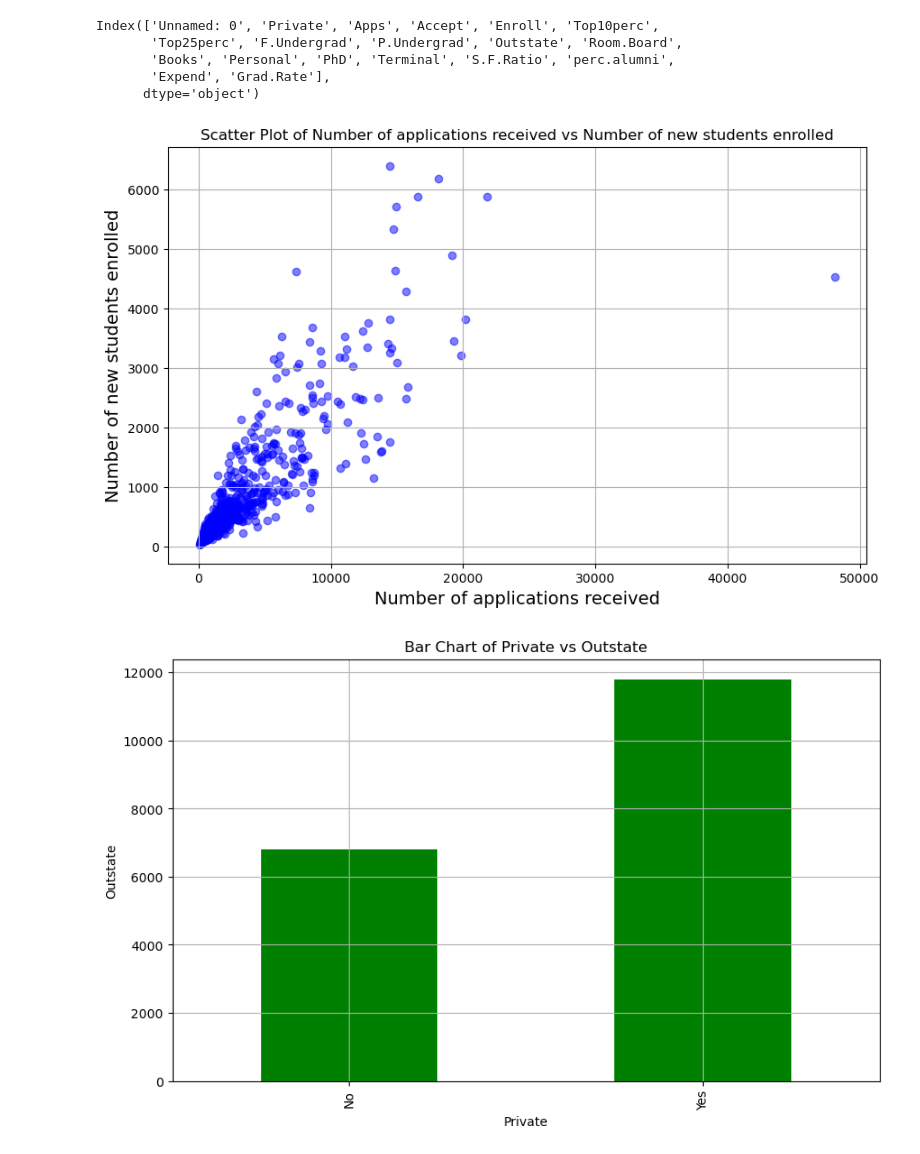
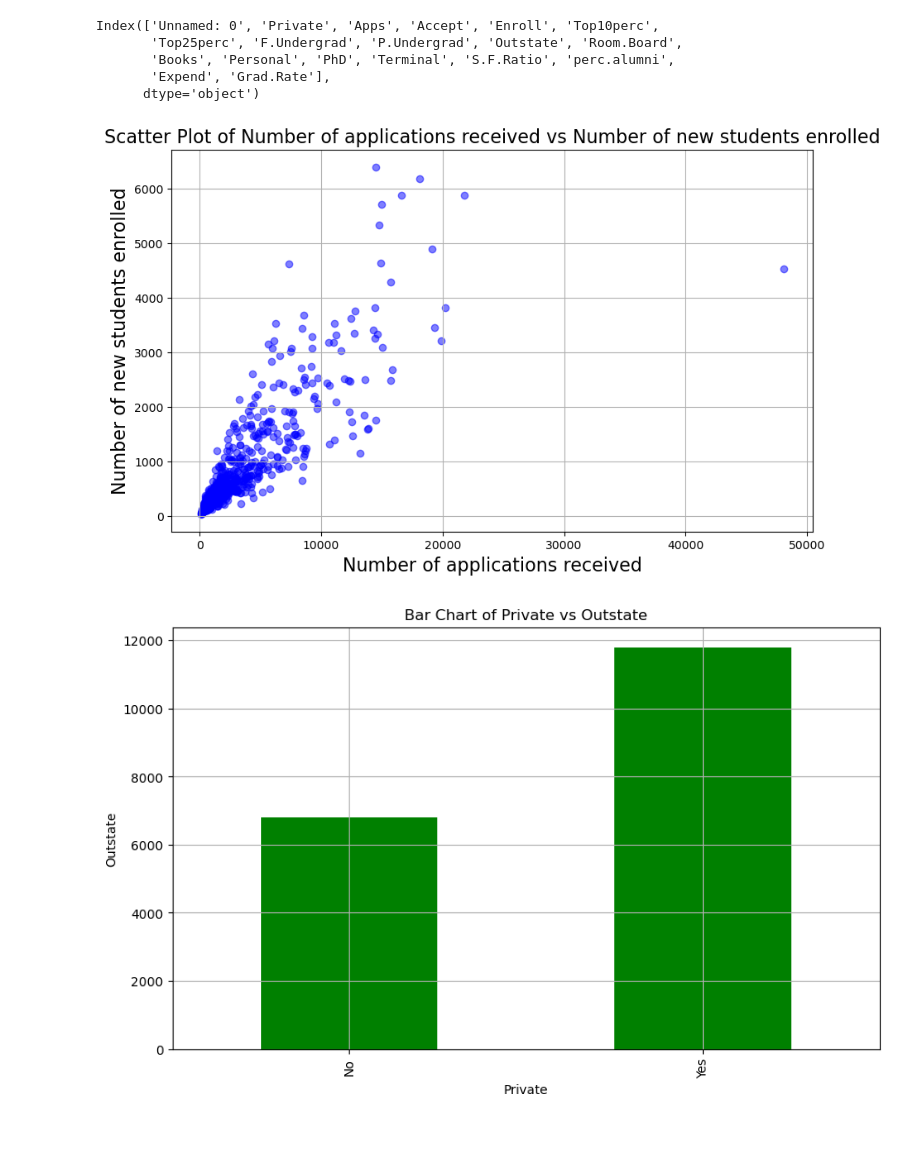
Before and after one commit to sajal329/Data-Clustering-and-Fitting, a Jupyter notebook: clustering.ipynb, the cells around one changed output. Drawn from its saved outputs; the diff is of its cells as text; code cells hidden in the pictures.

```diff
--- a/clustering.ipynb
+++ b/clustering.ipynb
@@ -84,25 +84,25 @@ df_scaled = pd.DataFrame(scaler.fit_transform(df[features]), columns=features)
 # %%
 def plot_scatter(data, x_column, y_column):
     """
     Creates a scatter plot of the given columns.
 
     Parameters:
     data (DataFrame): The dataset.
     x_column (str): The name of the column to be plotted on the x-axis.
     y_column (str): The name of the column to be plotted on the y-axis.
     """
     plt.figure(figsize=(10, 6))
     plt.scatter(data[x_column], data[y_column], color='blue', alpha=0.5)
-    plt.xlabel('Number of applications received', fontsize=14)
-    plt.ylabel('Number of new students enrolled', fontsize=14)
-    plt.title(f'Scatter Plot of Number of applications received vs Number of new students enrolled')
+    plt.xlabel('Number of applications received', fontsize=16)
+    plt.ylabel('Number of new students enrolled', fontsize=16)
+    plt.title(f'Scatter Plot of Number of applications received vs Number of new students enrolled', fontsize=16)
     plt.grid(True)
     plt.savefig(f'plots/scatter_plot.png')
     plt.show()
 
 plot_scatter(df, 'Apps', 'Enroll')
 # %% [output]
-[figure, old version]
+[figure, new version]
 # %%
 def plot_bar(data, x_column, y_column):
     """
```
Also changed, not shown: parts of 6 cells of this notebook, 8 other files.
